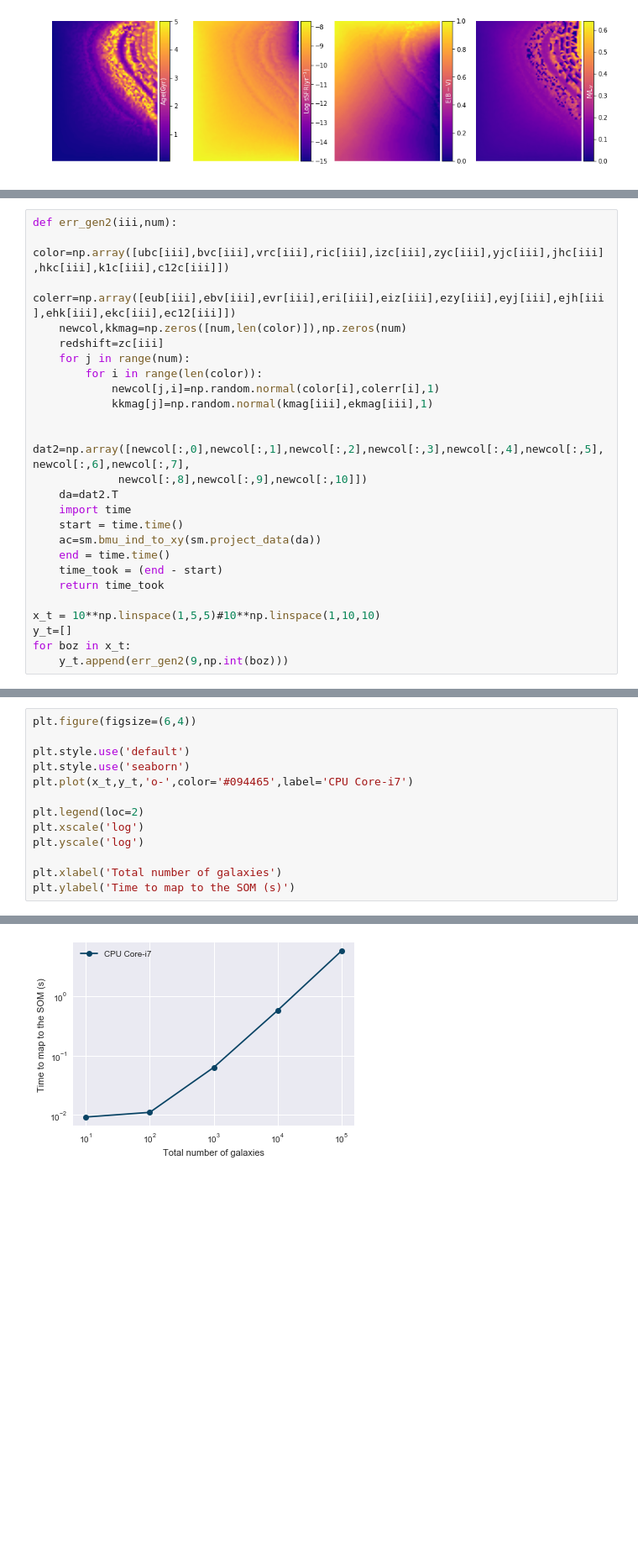
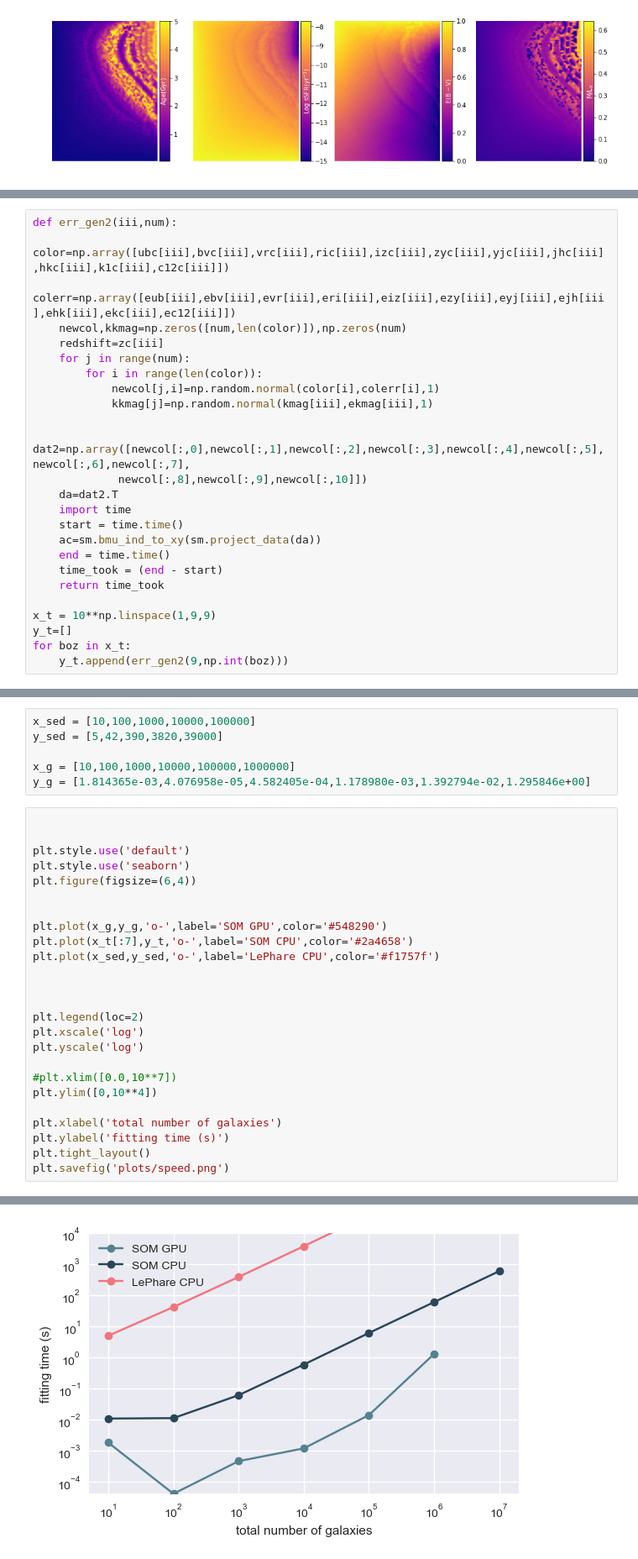
Before and after one commit to xoubish/SOMfit, a Jupyter notebook: SOM_BC03_models_z1.ipynb, the cells around one changed output, grey strips where cells are left out. Shown at 84% size. Drawn from its saved outputs; the diff is of its cells as text; blank space fills up the shorter version.

Commit message:
added LePhare performance

```diff
--- a/SOM_BC03_models_z1.ipynb
+++ b/SOM_BC03_models_z1.ipynb
@@ -380,7 +504,7 @@ def err_gen2(iii,num):
     time_took = (end - start)
     return time_took
 
-x_t = 10**np.linspace(1,5,5)#10**np.linspace(1,10,10)
+x_t = 10**np.linspace(1,9,9)
 y_t=[]
 for boz in x_t:
     y_t.append(err_gen2(9,np.int(boz)))
@@ -387,14 +517,32 @@ for boz in x_t:
+# %%
+x_sed = [10,100,1000,10000,100000]
+y_sed = [5,42,390,3820,39000]
+
+x_g = [10,100,1000,10000,100000,1000000]
+y_g = [1.814365e-03,4.076958e-05,4.582405e-04,1.178980e-03,1.392794e-02,1.295846e+00]
 # %%
-plt.figure(figsize=(6,4))
+
 
 plt.style.use('default')
 plt.style.use('seaborn')
-plt.plot(x_t,y_t,'o-',color='#094465',label='CPU Core-i7')
+plt.figure(figsize=(6,4))
+
+
+plt.plot(x_g,y_g,'o-',label='SOM GPU',color='#548290')
+plt.plot(x_t[:7],y_t,'o-',label='SOM CPU',color='#2a4658')
+plt.plot(x_sed,y_sed,'o-',label='LePhare CPU',color='#f1757f')
+
+
 
 plt.legend(loc=2)
 plt.xscale('log')
 plt.yscale('log')
 
-plt.xlabel('Total number of galaxies')
-plt.ylabel('Time to map to the SOM (s)')
+#plt.xlim([0.0,10**7])
+plt.ylim([0,10**4])
+
+plt.xlabel('total number of galaxies')
+plt.ylabel('fitting time (s)')
+plt.tight_layout()
+plt.savefig('plots/speed.png')
 # %% [output]
@@ -402 +549 @@ Text(0,0.5,'Time to map to the SOM (s)')
-[figure, old version]
+[figure, new version]
```
Also changed, not shown: parts of 6 cells of this notebook, 3 other files.
